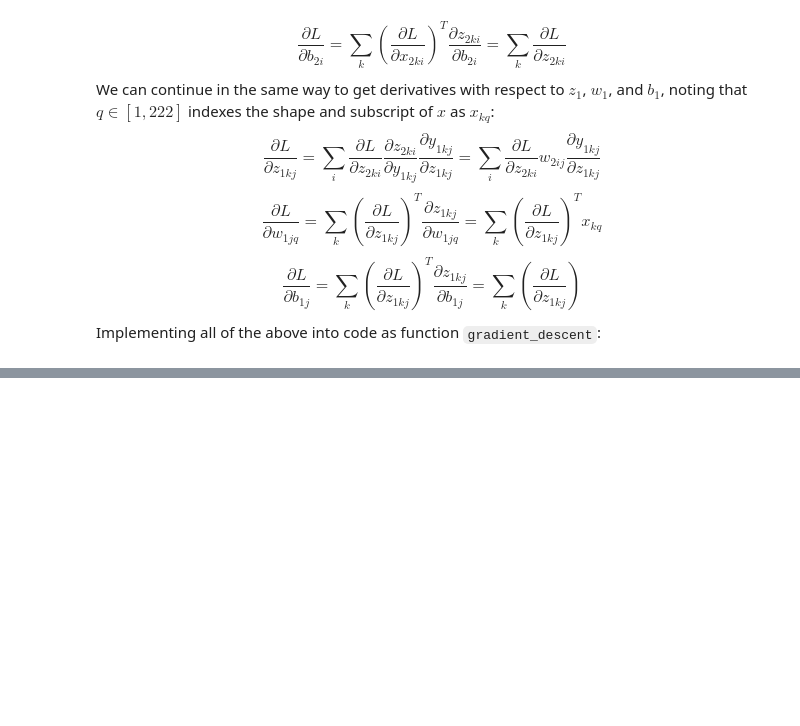
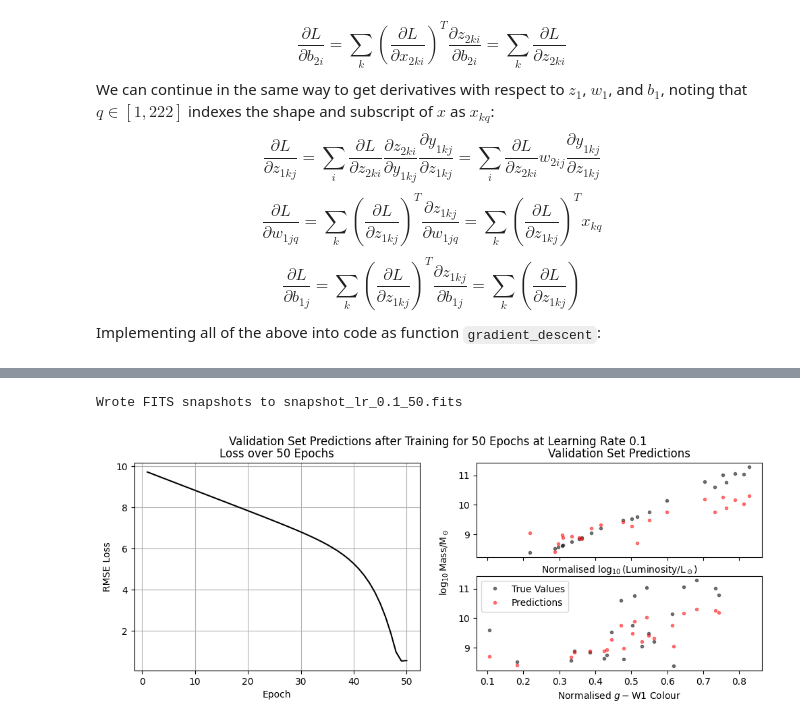
Before and after one commit to vernica-mehta/astr4004-8004-2025, a Jupyter notebook: assignment-4/assigment4.ipynb, the cells around one changed output, grey strips where cells are left out. Saved outputs shown, nothing was run; the diff lists cells and outputs as text; code cells hidden in the pictures; blank space fills up the shorter version.

```diff
--- a/assignment-4/assigment4.ipynb
+++ b/assignment-4/assigment4.ipynb
@@ -361,0 +481,34 @@ Learning rate = 1
+# %%
+_, loss_valid = train_network(l_rate=0.1, Nepoch=50)
+data_final = Table.read("snapshot_lr_0.1_50.fits", format='fits')
+
+output = unpack_column(data_final, 'output', epoch=50)
+fig = plt.figure(figsize=(12,4))
+
+ax1 =  fig.add_subplot(121)
+ax1.plot(np.arange(1,51), loss_valid, 'k')
+ax1.grid()
+ax1.set_xlabel("Epoch")
+ax1.set_ylabel("RMSE Loss")
+ax1.set_title("Loss over 50 Epochs")
+
+ax2 = fig.add_subplot(222)
+ax2.tick_params(labelbottom=False)
+ax2.plot(x_valid[:,0], y_valid[:,0], 'k.', alpha=0.5)
+ax2.plot(x_valid[:,0], output, 'r.', alpha=0.5)
+ax2.set_xlabel(r"Normalised $\log_{10}(\mathrm{Luminosity}/\mathrm{L}_\odot)$")
+ax2.set_title("Validation Set Predictions")
+
+ax3 = fig.add_subplot(224, sharex=ax2)
+ax3.plot(x_valid[:,1], y_valid[:,0], 'k.', alpha=0.5, label='True Values')
+ax3.plot(x_valid[:,1], output, 'r.', alpha=0.5, label='Predictions')
+ax3.set_xlabel(r"Normalised $g-\mathrm{W1}$ Colour")
+ax3.legend()
+
+fig.text(0.5, 0.4, r'$\log_{10}\mathrm{Mass}/\mathrm{M}_\odot$', rotation=90)
+fig.suptitle("Validation Set Predictions after Training for 50 Epochs at Learning Rate 0.1")
+
+plt.show()
+# %% [output]
+Wrote FITS snapshots to snapshot_lr_0.1_50.fits
+[figure, added]
```
Also changed, not shown: parts of 15 cells of this notebook, 5 other files.
